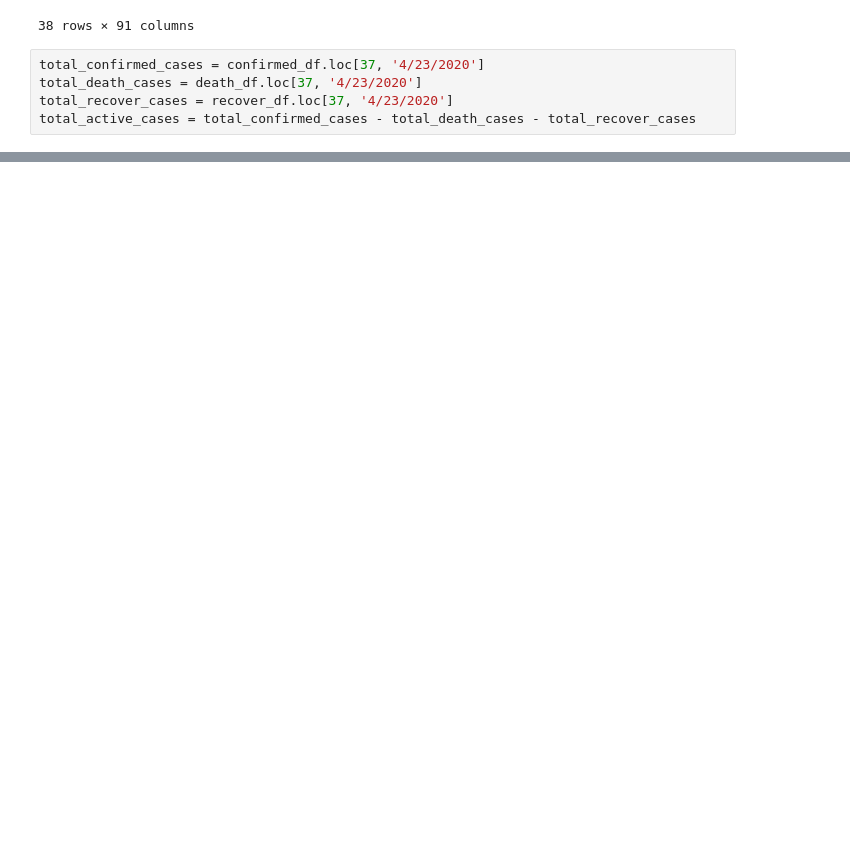
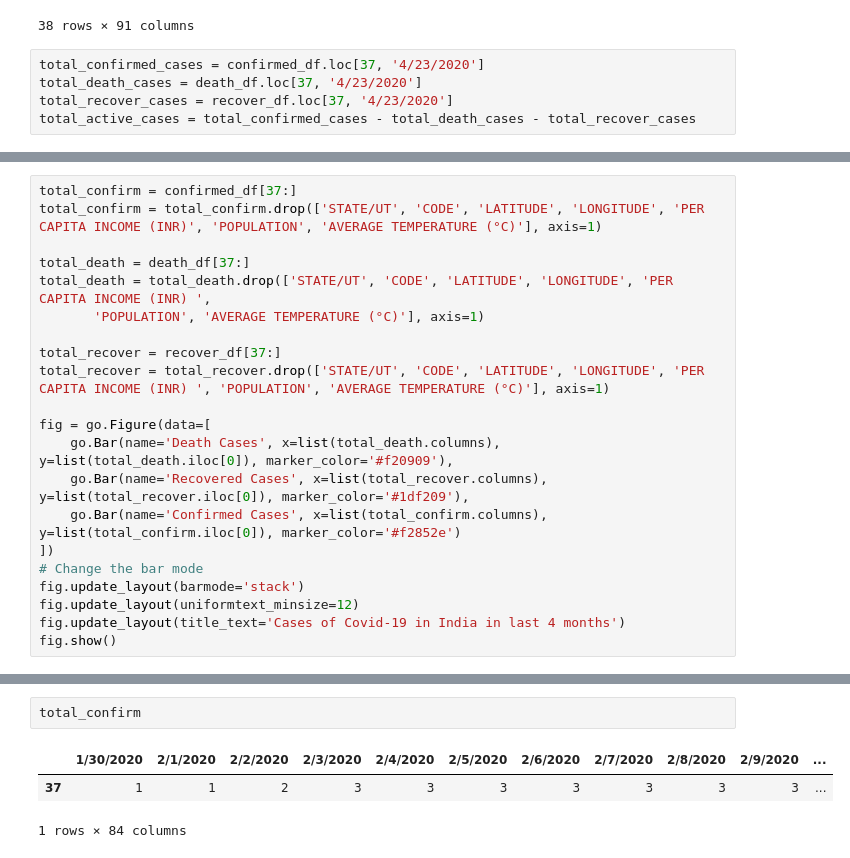
Before and after one commit to 41x3n/Impact-of-lockdown-in-India-COVID-19, a Jupyter notebook: analysis.ipynb, the cells around one changed output, grey strips where cells are left out. Drawn from its saved outputs; the diff is of its cells as text; blank space fills up the shorter version.

```diff
--- a/analysis.ipynb
+++ b/analysis.ipynb
@@ -65,3 +66,24 @@ fig.update_layout(title='Total Number of Cured Cases in India Till 23th April')
 fig.show()
 # %% [output]
 [interactive output not drawn]
+# %%
+total_confirm = confirmed_df[37:]
+total_confirm = total_confirm.drop(['STATE/UT', 'CODE', 'LATITUDE', 'LONGITUDE', 'PER CAPITA INCOME (INR)', 'POPULATION', 'AVERAGE TEMPERATURE (°C)'], axis=1)
+
+total_death = death_df[37:]
+total_death = total_death.drop(['STATE/UT', 'CODE', 'LATITUDE', 'LONGITUDE', 'PER CAPITA INCOME (INR) ',
+       'POPULATION', 'AVERAGE TEMPERATURE (°C)'], axis=1)
+
+total_recover = recover_df[37:]
+total_recover = total_recover.drop(['STATE/UT', 'CODE', 'LATITUDE', 'LONGITUDE', 'PER CAPITA INCOME (INR) ', 'POPULATION', 'AVERAGE TEMPERATURE (°C)'], axis=1)
+
+fig = go.Figure(data=[
+    go.Bar(name='Death Cases', x=list(total_death.columns), y=list(total_death.iloc[0]), marker_color='#f20909'),
+    go.Bar(name='Recovered Cases', x=list(total_recover.columns), y=list(total_recover.iloc[0]), marker_color='#1df209'),
+    go.Bar(name='Confirmed Cases', x=list(total_confirm.columns), y=list(total_confirm.iloc[0]), marker_color='#f2852e')
+])
+# Change the bar mode
+fig.update_layout(barmode='stack')
+fig.update_layout(uniformtext_minsize=12)
+fig.update_layout(title_text='Cases of Covid-19 in India in last 4 months')
+fig.show()
@@ -67,0 +92,6 @@ fig.show()
+# %%
+total_confirm
+# %% [output]
+|  | 1/30/2020 | 2/1/2020 | 2/2/2020 | 2/3/2020 | 2/4/2020 | 2/5/2020 | 2/6/2020 | 2/7/2020 | 2/8/2020 | 2/9/2020 | ... |
+| 37 | 1 | 1 | 2 | 3 | 3 | 3 | 3 | 3 | 3 | 3 | ... |
+1 rows × 84 columns
```
Also changed, not shown: parts of 2 cells of this notebook.
